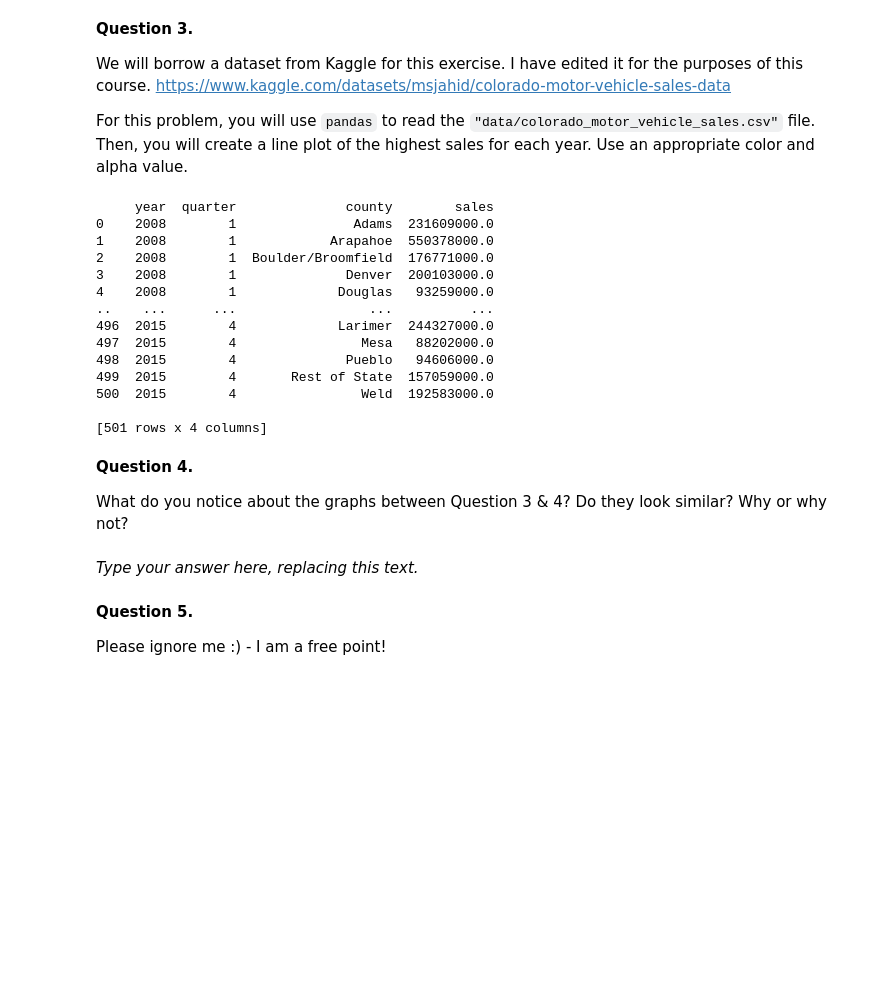
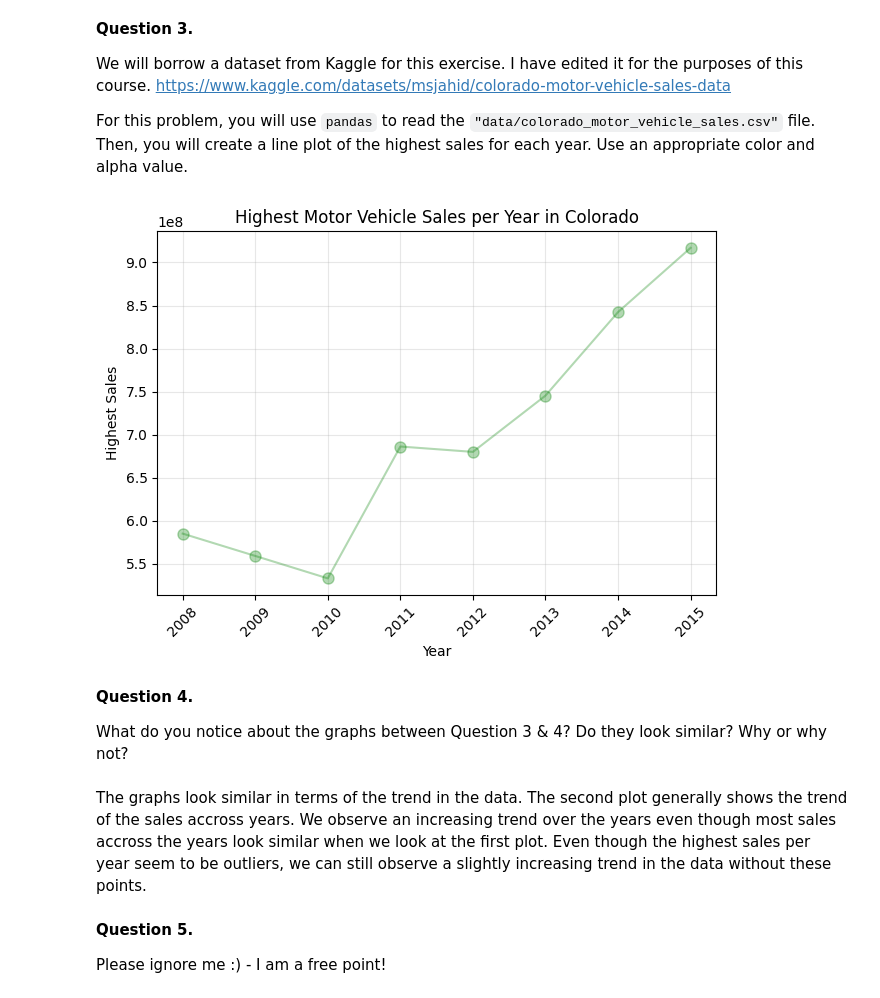
Before and after one commit to AndrewsBoahen/STT-890-M3A3, a Jupyter notebook: intro2Matplotlib.ipynb, the cells around one changed output. Drawn from its saved outputs; the diff is of its cells as text; code cells hidden in the pictures; blank space fills up the shorter version.

```diff
--- a/intro2Matplotlib.ipynb
+++ b/intro2Matplotlib.ipynb
@@ -393,22 +401,21 @@ For this problem, you will use `pandas` to read the `"data/colorado_motor_vehicl
 # %%
 df = pd.read_csv("data/colorado_motor_vehicle_sales.csv")
 
-print(df)
+highest_sales_per_year = (df.groupby('year')['sales'].max())
+#print(df)
+#print(highest_sales_per_year)
+plt.plot(highest_sales_per_year, marker ="o" , ms=8, color = "g", alpha =.3)
+plt.title('Highest Motor Vehicle Sales per Year in Colorado', fontsize=12)
+plt.xlabel('Year', fontsize=10)
+plt.ylabel('Highest Sales', fontsize=10)
+plt.grid(True, alpha=0.3)
+plt.xticks(rotation=45)
+
+
+plt.tight_layout()
+plt.show()
 # %% [output]
-     year  quarter              county        sales
-0    2008        1               Adams  231609000.0
-1    2008        1            Arapahoe  550378000.0
-2    2008        1  Boulder/Broomfield  176771000.0
-3    2008        1              Denver  200103000.0
-4    2008        1             Douglas   93259000.0
-..    ...      ...                 ...          ...
-496  2015        4             Larimer  244327000.0
-497  2015        4                Mesa   88202000.0
-498  2015        4              Pueblo   94606000.0
-499  2015        4       Rest of State  157059000.0
-500  2015        4                Weld  192583000.0
-
-[501 rows x 4 columns]
+[figure, added]
 # %% [markdown]
 <!-- END QUESTION -->
 
@@ -418,7 +425,7 @@ print(df)
 
 What do you notice about the graphs between Question 3 & 4? Do they look similar? Why or why not?
 # %% [markdown]
-_Type your answer here, replacing this text._
+The graphs look similar in terms of the trend in the data. The second plot generally shows the trend of the sales accross years. We observe an increasing trend over the years even though most sales accross the years look similar when we look at the first plot. Even though the highest sales per year seem to be outliers, we can still observe a slightly increasing trend in the data without these points.
 # %% [markdown]
 <!-- END QUESTION -->
 
```
Also changed, not shown: parts of 5 cells of this notebook, 1 other file.
